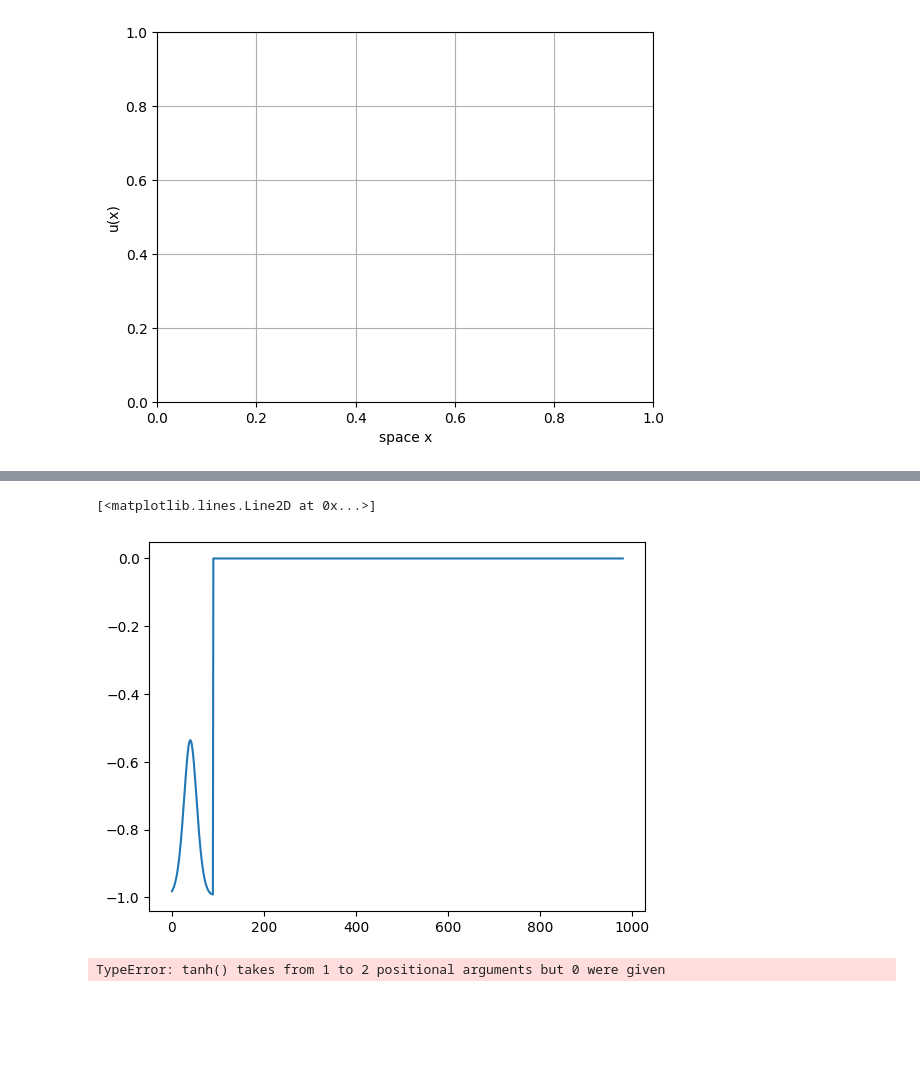
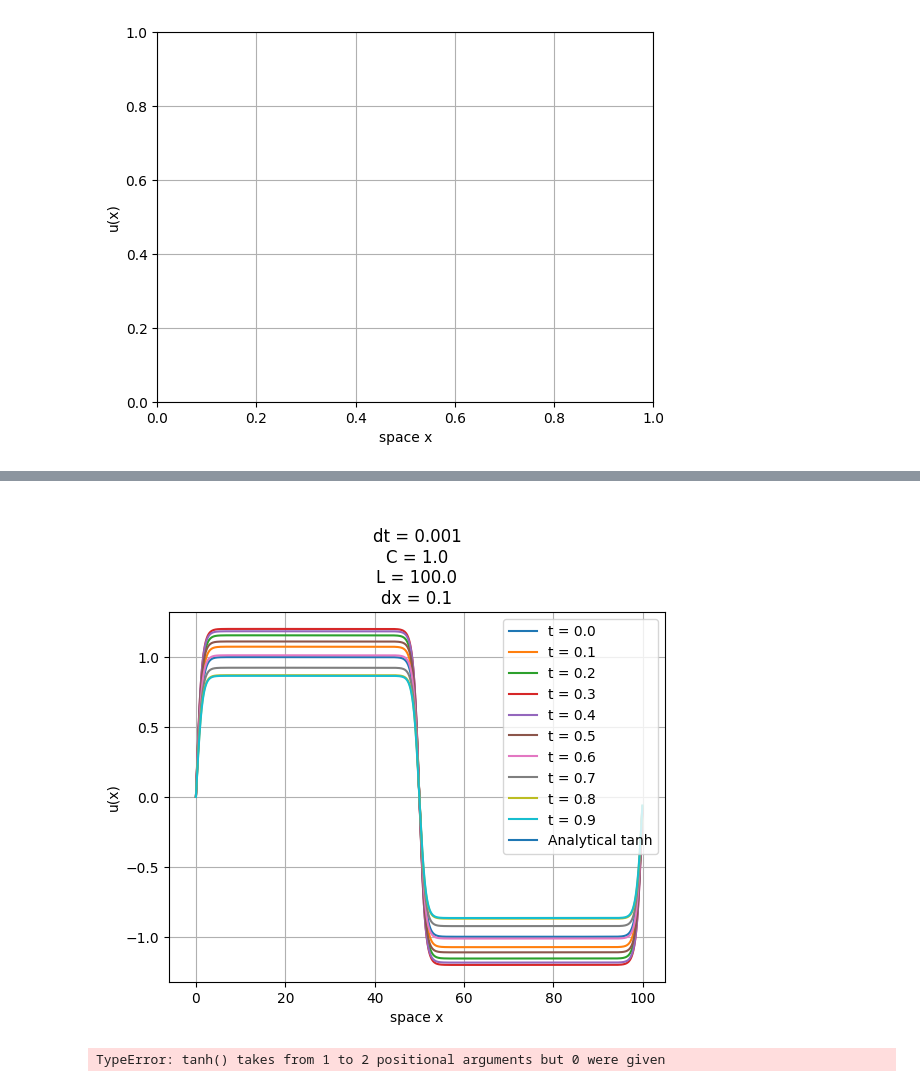
Before and after one commit to suanno/stage2, a Jupyter notebook: codes_tdgl/1D/plot/rapid multiplot.ipynb, the cells around one changed output, grey strips where cells are left out. Saved outputs shown, nothing was run; the diff lists cells and outputs as text; code cells hidden in the pictures; blank space fills up the shorter version.

```diff
--- a/codes_tdgl/1D/plot/rapid multiplot.ipynb
+++ b/codes_tdgl/1D/plot/rapid multiplot.ipynb
@@ -175,8 +179,18 @@ A
-# %%
-plt.plot(y[10:Num-10])
-# %% [output]
-[<matplotlib.lines.Line2D at 0x...>]
-[figure, removed]
+# %%
+# Plot analytical solution
+Num = 1000
+x = np.arange(0,Num)/Num*(xmax-xmin)+xmin*np.ones(Num)
+y = np.zeros(Num)
+j = 0
+xc = 50 # tanh center
+for xi in x:
+    y[j] = -np.tanh(x[j]-xc)
+    j = j + 1
+ax.plot(x,y,label="Analytical tanh")
+ax.legend()
+fig
+# %% [output]
+[figure, added]
 # %%
 np.tanh()
 # %% [output]
```
Also changed, not shown: parts of 3 cells of this notebook, 5 other files.
